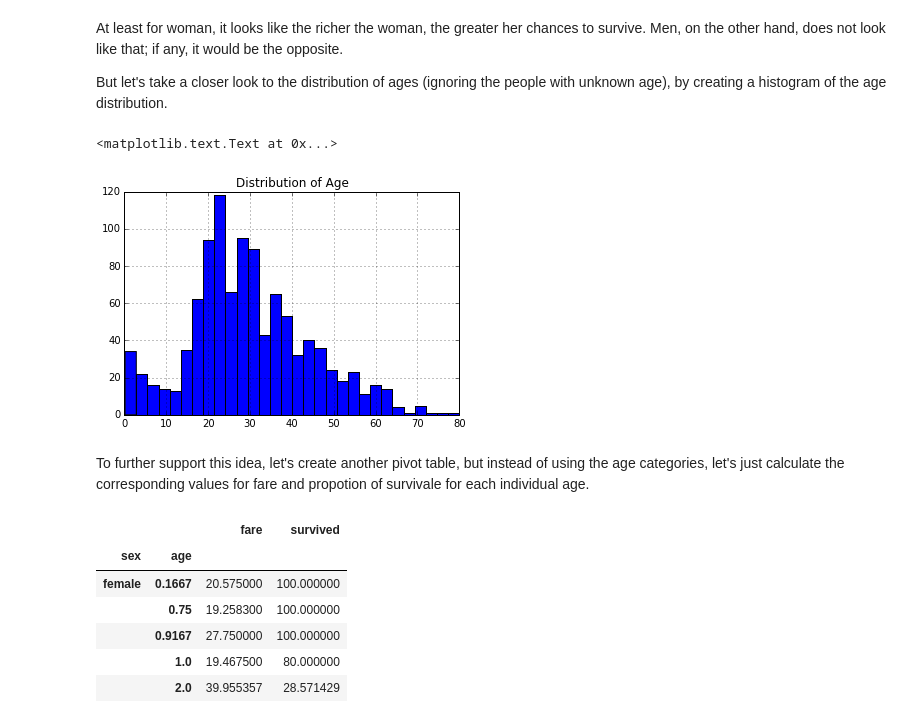
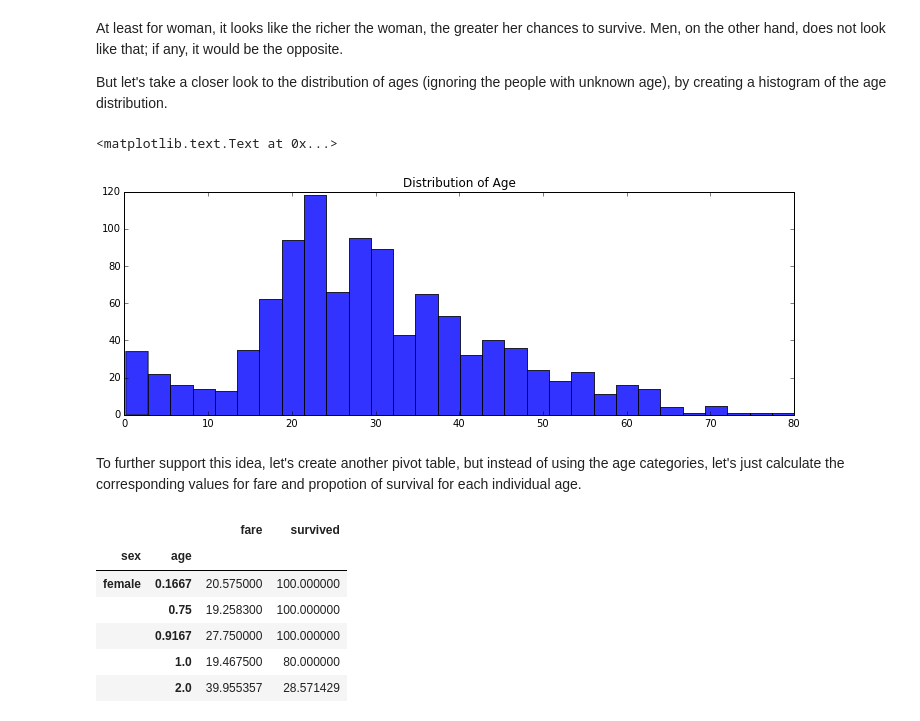
Before and after one commit to versae/DH2304, a Jupyter notebook: assignment1.ipynb, the cells around one changed output. Drawn from its saved outputs; the diff is of its cells as text; code cells hidden in the pictures.

```diff
--- a/assignment1.ipynb
+++ b/assignment1.ipynb
@@ -140,5 +142,5 @@ The last cosmetic change will be to replace the letters in the variable `embarke
 # %%
-titanic["embarked"] =
+titanic["embarked"] = titanic["embarked"].
 titanic.head()
 # %% [output]
 |  | pclass | survived | name | sex | age | sibsp | parch | ticket | fare | cabin | embarked | ... |
@@ -294,0 +327,7 @@ pd.pivot_table(titanic,
+# %%
+titanic["alone"] =
+ax = titanic.boxplot(column="", by="", grid=False)
+ax.set_title("")
+ax.set_xlabel("")
+ax.set_ylabel("")
+ax.get_figure().suptitle("")  # Do not change this statement
@@ -356,13 +394,13 @@ At least for woman, it looks like the richer the woman, the greater her chances
 
 But let's take a closer look to the distribution of ages (ignoring the people with unknown age), by creating a histogram of the age distribution.
 # %%
-ax = .hist(bins=30)
+ax = titanic[].dropna()...(bins=30, alpha=0.8, grid=False, figsize=(12, 4))
 ax.set_title()
 # %% [output]
 <matplotlib.text.Text at 0x...>
-[figure, old version]
+[figure, new version]
 # %% [markdown]
-To further support this idea, let's create another pivot table, but instead of using the age categories, let's just calculate the corresponding values for fare and propotion of survivale for each individual age.
+To further support this idea, let's create another pivot table, but instead of using the age categories, let's just calculate the corresponding values for fare and propotion of survival for each individual age.
 # %%
 pt_titanic2 = pd.pivot_table(titanic,
                index=[],
```
Also changed, not shown: parts of 46 cells of this notebook, 3 other files.
